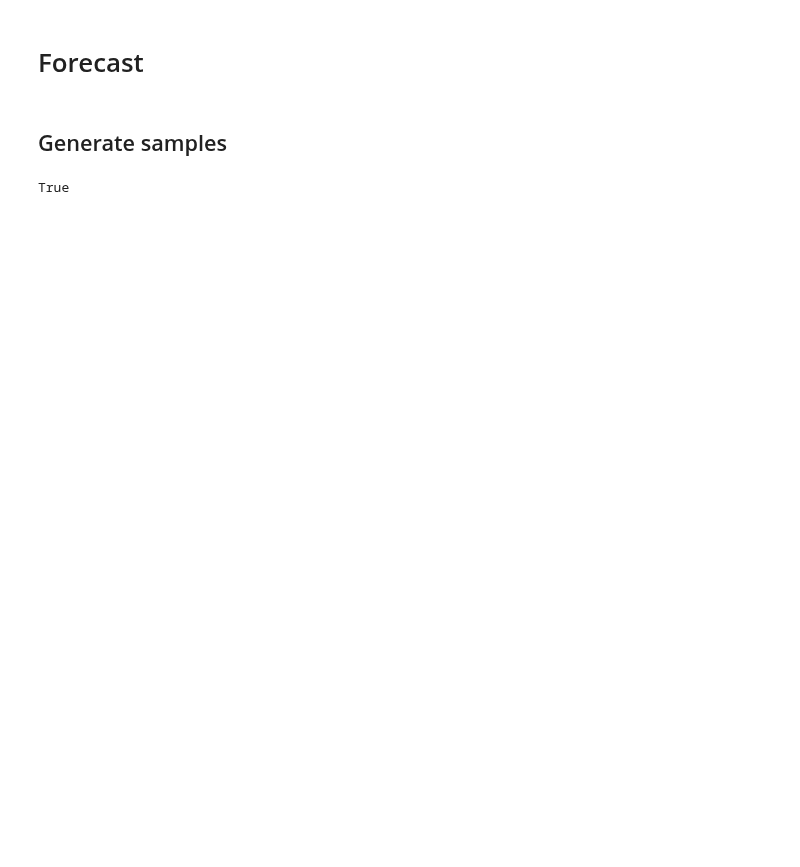
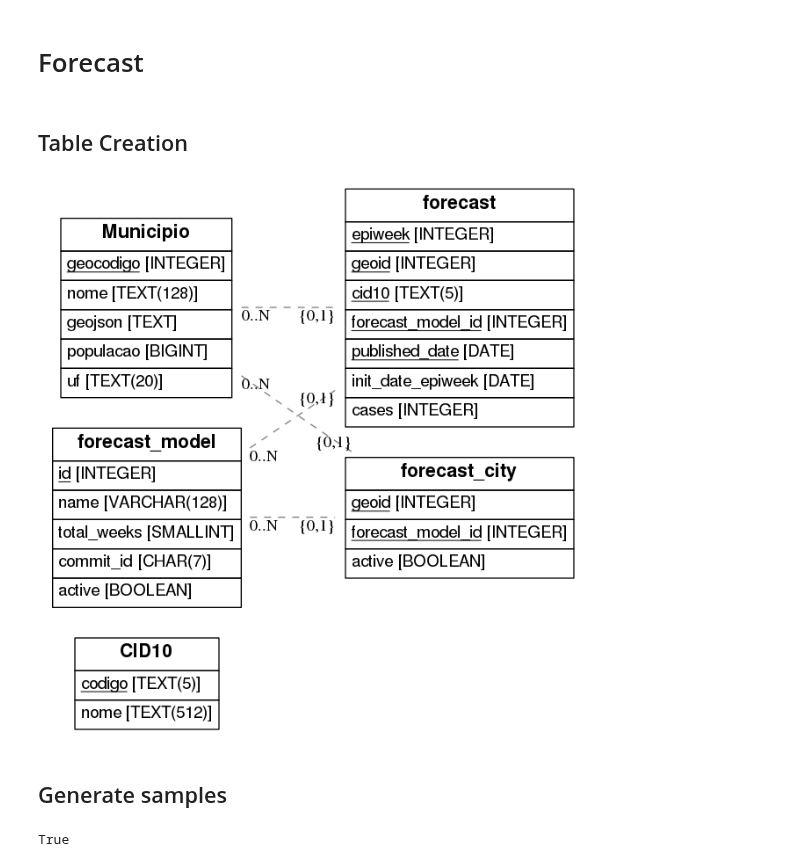
Before and after one commit to AlertaDengue/AlertaDengue, a Jupyter notebook: notebooks/Forecast.ipynb, the cells around one changed output. Saved outputs shown, nothing was run; the diff lists cells and outputs as text; code cells hidden in the pictures; blank space fills up the shorter version.

Commit message:
ER Diagram added in Forecast notebook.

```diff
--- a/notebooks/Forecast.ipynb
+++ b/notebooks/Forecast.ipynb
@@ -8,0 +14,2 @@ import psycopg2
+# %% [markdown]
+## Table Creation
@@ -9,3 +85,8 @@ import psycopg2
+# %%
+render_er('sqlite:////tmp/forecast.db', '/tmp/img.png')
+Image.open('/tmp/img.png')
+# %% [output]
+[figure, added]
 # %% [markdown]
 ## Generate samples
 # %%
```
Also changed, not shown: parts of 2 cells of this notebook, 1 other file.
